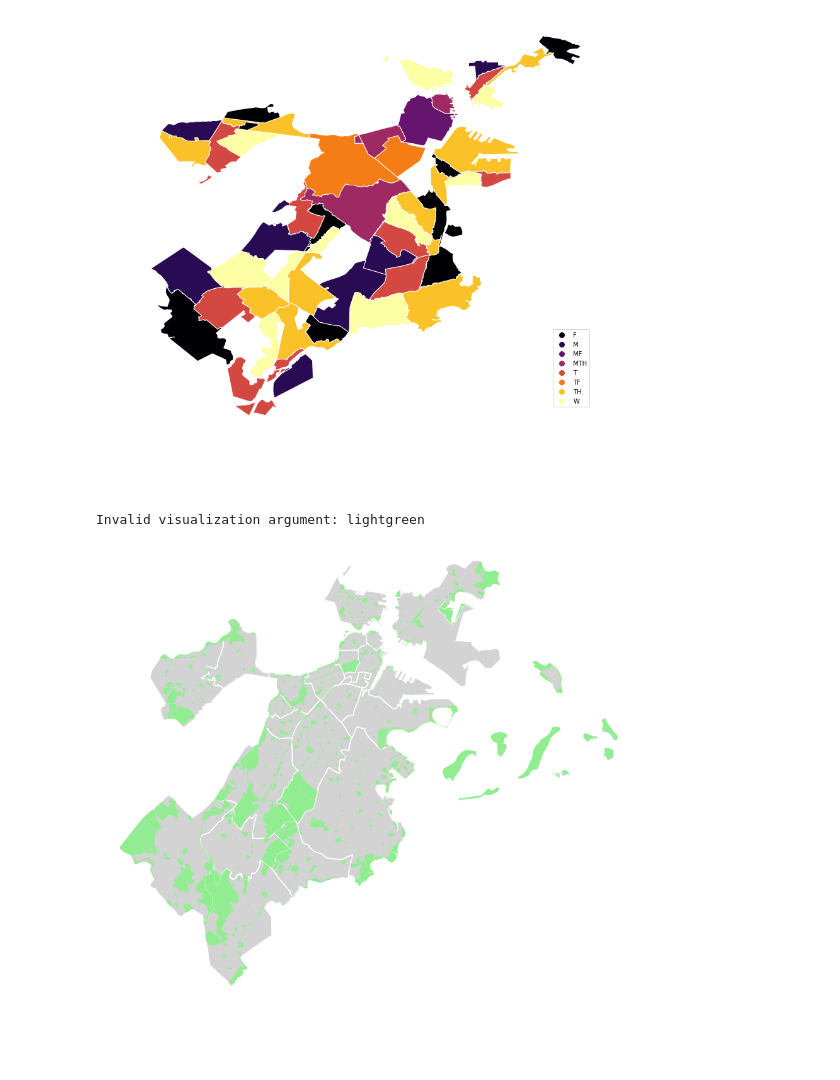
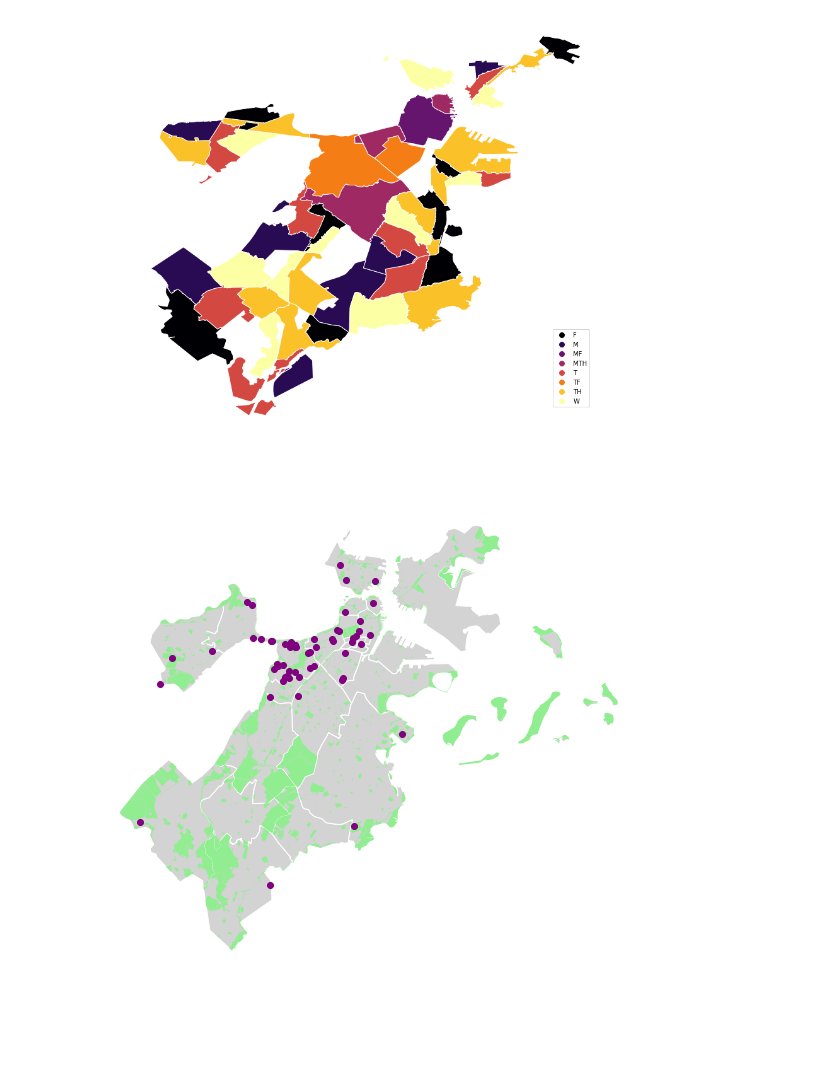
Before and after one commit to broussardjojo/bvr2, a Jupyter notebook: main.ipynb, the cells around one changed output. Drawn from its saved outputs; the diff is of its cells as text; code cells hidden in the pictures.

Commit message:
Working on parser a little bit more

```diff
--- a/main.ipynb
+++ b/main.ipynb
@@ -142,7 +142,6 @@ ax = gplt.choropleth(trash_days, extent=boston, edgecolor='white', hue= 'TRASHDA
 [figure]
 # %%
 # Trying the parser method...
-ax = parser("-openSpace lightgreen -colleges purple")
+ax = parser("-openSpace lightgreen -colleges purple -subway")
 # %% [output]
-Invalid visualization argument: lightgreen
-[figure, old version]
+[figure, new version]
```
Also changed, not shown: parts of 1 cell of this notebook, 1 other file.
